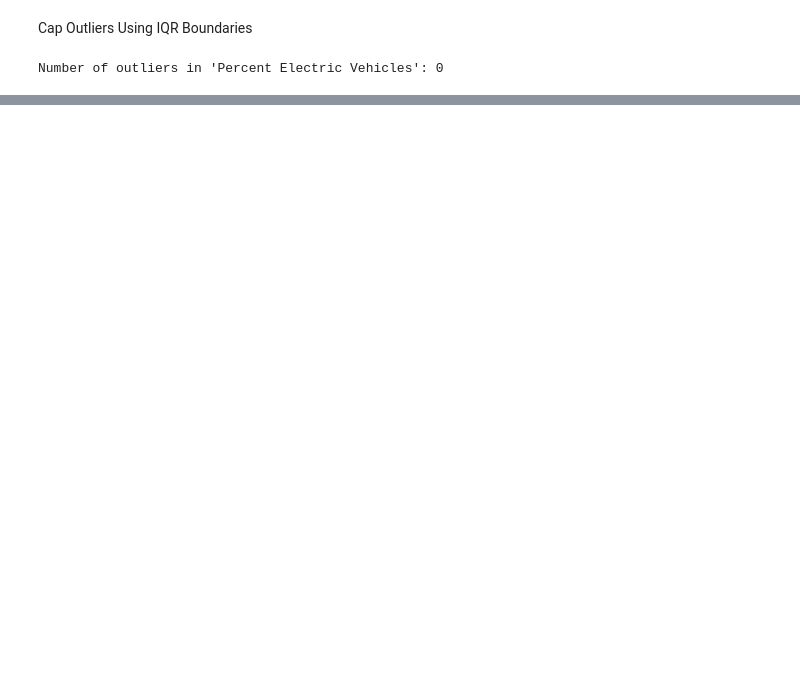
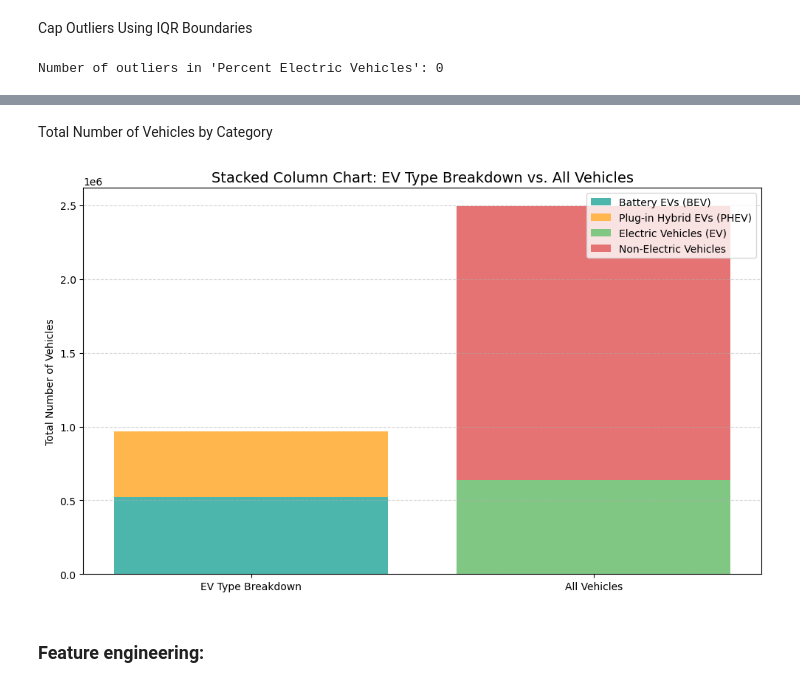
Before and after one commit to Deepanraj-R/EV_Vehicle_Charge_Demand_Prediction, a Jupyter notebook: EV_Adoption_Prediction.ipynb, the cells around one changed output, grey strips where cells are left out. Saved outputs shown, nothing was run; the diff lists cells and outputs as text; code cells hidden in the pictures; blank space fills up the shorter version.

```diff
--- a/EV_Adoption_Prediction.ipynb
+++ b/EV_Adoption_Prediction.ipynb
@@ -155,0 +158,17 @@ Number of outliers in 'Percent Electric Vehicles': 0
+# %%
+# List of columns where values must be numeric
+numeric_columns = [
+    'Battery Electric Vehicles (BEVs)',
+    'Plug-In Hybrid Electric Vehicles (PHEVs)',
+    'Electric Vehicle (EV) Total',
+    'Non-Electric Vehicle Total',
+    'Total Vehicles',
+    'Percent Electric Vehicles'
+]
+
+# Convert each column to numeric type
+for column in numeric_columns:
+    df[column] = pd.to_numeric(df[column], errors='coerce')
+
+# Summary of important values in number columns
+df[numeric_columns].describe()
@@ -155,0 +215,38 @@ Number of outliers in 'Percent Electric Vehicles': 0
+# %% [markdown]
+Total Number of Vehicles by Category
+# %%
+# Calculate Totals for Each Vehicle Type Category
+
+# Summing the total count for each vehicle category
+total_bevs = df['Battery Electric Vehicles (BEVs)'].sum()
+total_phevs = df['Plug-In Hybrid Electric Vehicles (PHEVs)'].sum()
+total_evs = df['Electric Vehicle (EV) Total'].sum()
+total_non_evs = df['Non-Electric Vehicle Total'].sum()
+total_vehicles = df['Total Vehicles'].sum()
+
+# Plotting a Stacked Column Chart
+
+# Create a figure and axis
+fig, ax = plt.subplots(figsize=(10, 6))
+
+# Plot Breakdown of Electric Vehicle Types (BEV + PHEV) ---
+ax.bar('EV Type Breakdown', total_bevs, label='Battery EVs (BEV)', color='#4DB6AC')  # Teal
+ax.bar('EV Type Breakdown', total_phevs, bottom=total_bevs, label='Plug-in Hybrid EVs (PHEV)', color='#FFB74D')  # Orange
+
+# Plot Overall Vehicle Composition (EV + Non-EV) ---
+ax.bar('All Vehicles', total_evs, label='Electric Vehicles (EV)', color='#81C784')  # Green
+ax.bar('All Vehicles', total_non_evs, bottom=total_evs, label='Non-Electric Vehicles', color='#E57373')  # Red
+
+# Add Labels and Styling
+ax.set_ylabel('Total Number of Vehicles')
+ax.set_title('Stacked Column Chart: EV Type Breakdown vs. All Vehicles', fontsize=14)
+ax.legend(loc='upper right')
+ax.grid(axis='y', linestyle='--', alpha=0.5)
+plt.tight_layout()
+
+# Display the Chart
+plt.show()
+# %% [output]
+[figure, added]
+# %% [markdown]
+### Feature engineering:
```
Also changed, not shown: parts of 44 cells of this notebook.
